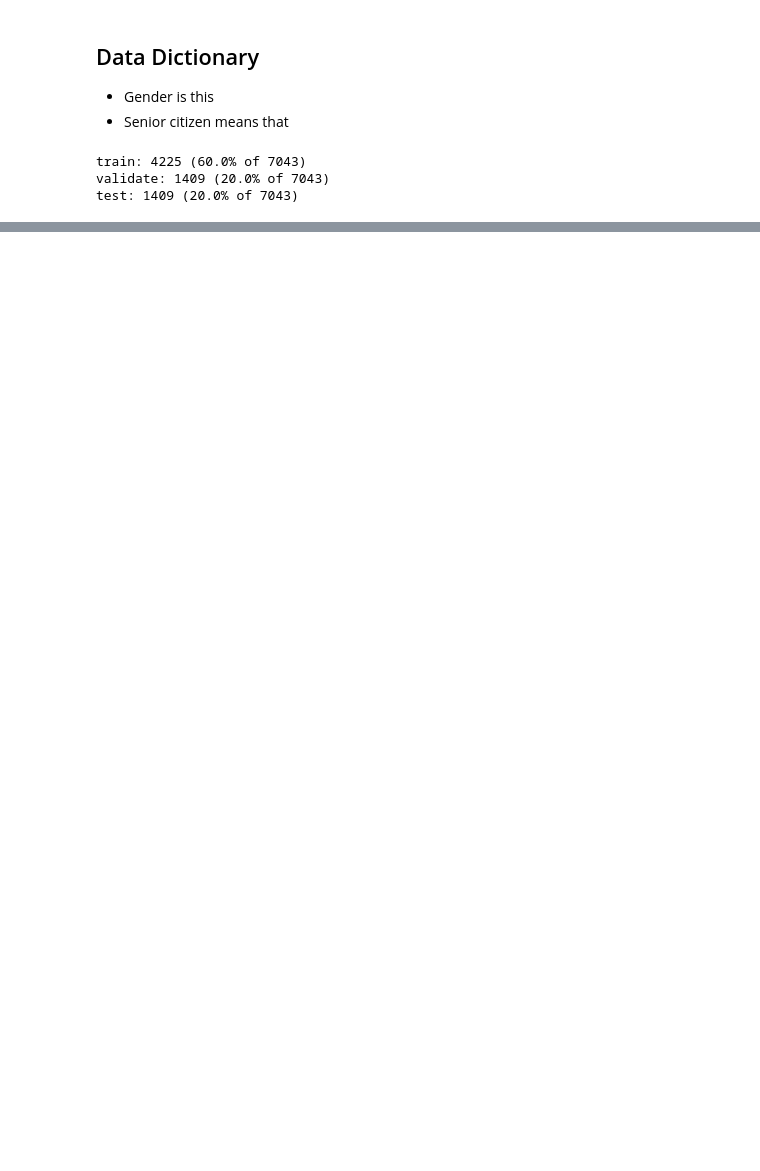
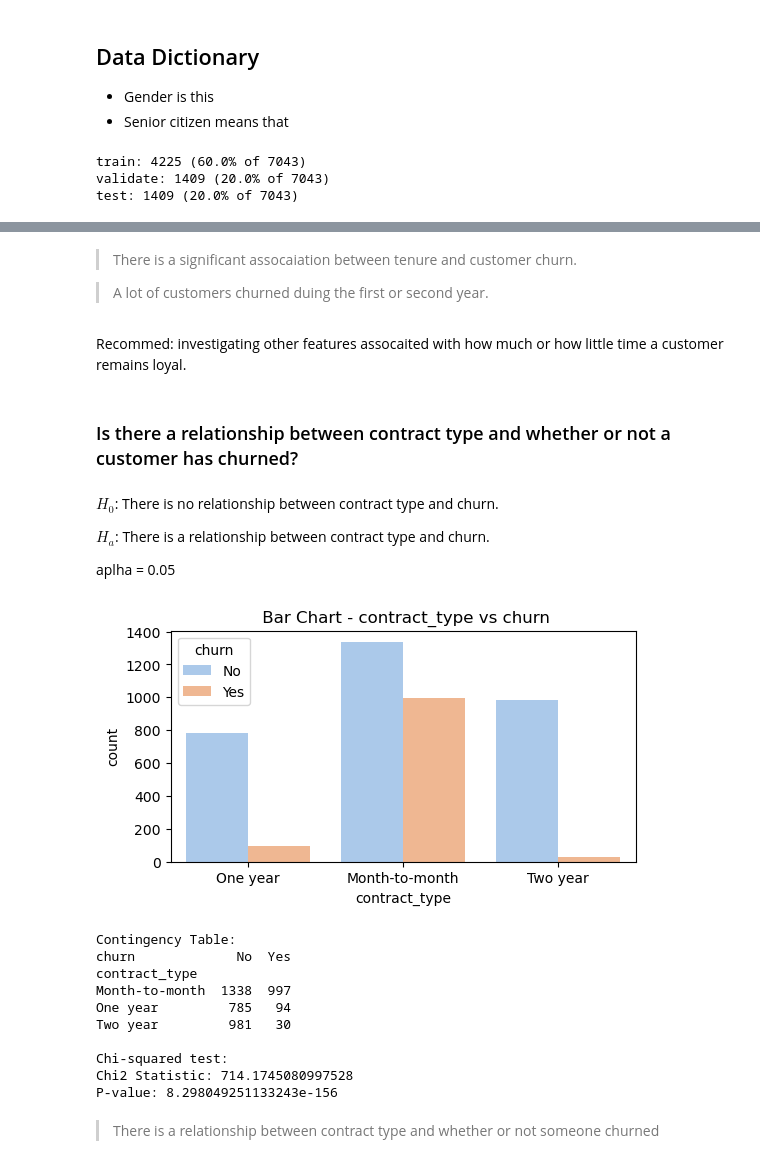
Before and after one commit to Luis-Martinez1/Classification_Project, a Jupyter notebook: Final_Report.ipynb, the cells around one changed output, grey strips where cells are left out. Cells and saved outputs as stored; diff of their text form; code cells hidden in the pictures; blank space fills up the shorter version.

```diff
--- a/Final_Report.ipynb
+++ b/Final_Report.ipynb
@@ -97,0 +124,32 @@ Data Preparation:
+# %% [markdown]
+>  There is a significant assocaiation between tenure and customer churn.
+
+> A lot of customers churned duing the first or second year.
+# %% [markdown]
+Recommed: investigating other features assocaited with how much or how little time a customer remains loyal.
+# %% [markdown]
+### Is there a relationship between contract type and whether or not a customer has churned?
+# %% [markdown]
+ $H_0$: There is no relationship between contract type and churn.
+
+ $H_a$: There is a relationship between contract type and churn.
+
+ aplha = 0.05
+# %%
+# Plot to visualize and draw conclusions from the assosociation.
+
+explore.analyze_contract_type(train, 'contract_type', 'churn')
+# %% [output]
+[figure, added]
+Contingency Table:
+churn             No  Yes
+contract_type
+Month-to-month  1338  997
+One year         785   94
+Two year         981   30
+
+Chi-squared test:
+Chi2 Statistic: 714.1745080997528
+P-value: 8.298049251133243e-156
+# %% [markdown]
+> There is a relationship between contract type and whether or not someone churned
```
Also changed, not shown: parts of 35 cells of this notebook.
